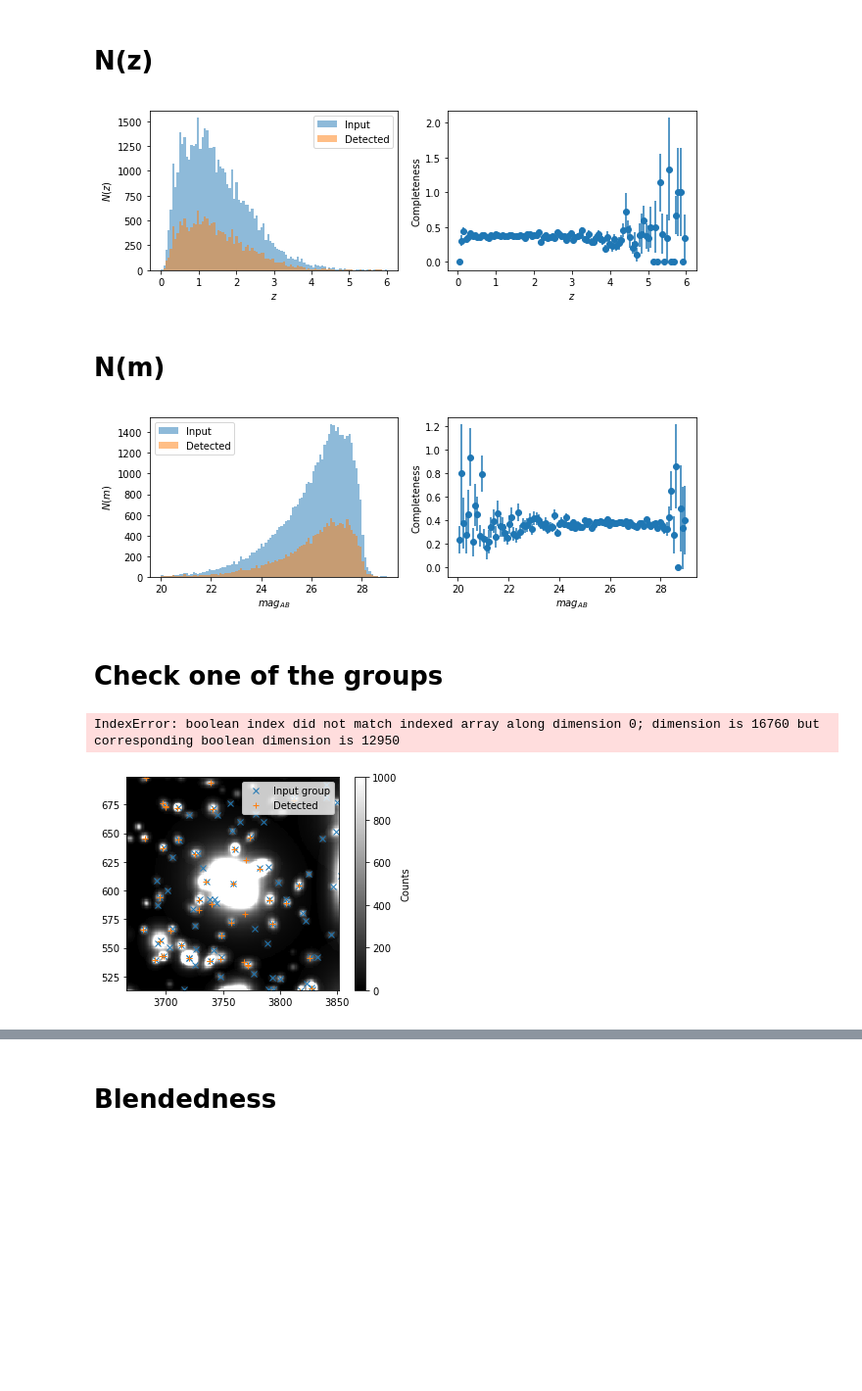
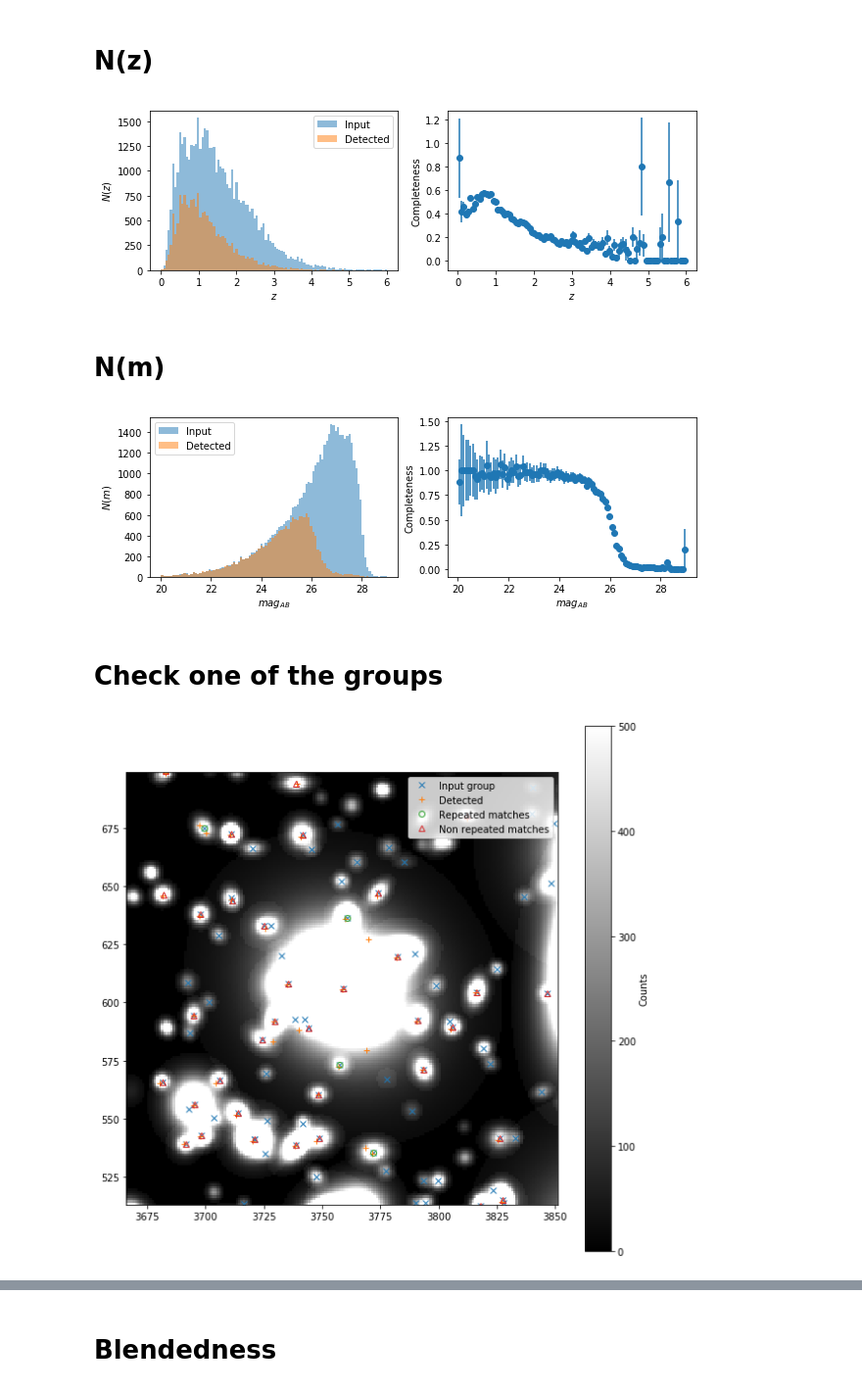
Before and after one commit to LSSTDESC/Blending_tutorial, a Jupyter notebook: Example_analysis.ipynb, the cells around one changed output, grey strips where cells are left out. Shown at 98% size. Saved outputs shown, nothing was run; the diff lists cells and outputs as text; code cells hidden in the pictures; blank space fills up the shorter version.

```diff
--- a/Example_analysis.ipynb
+++ b/Example_analysis.ipynb
@@ -69,22 +70,22 @@ dm_table
 | False .. False | 19005 | 6.28198451522 | 0.00198681714581 | 13140 | 0 | nan | nan | ... |
 | False .. False | 19006 | 6.28206762563 | 0.00198639697535 | 13160 | 0 | nan | nan | ... |
 | False .. False | 19007 | 6.28206086569 | 0.00198546890555 | 13160 | 0 | nan | nan | ... |
+# %%
+dm_table = dm_table[dm_table['deblend_nChild']==0] # Only fully deblended objects
 # %%
 wld_cat = descwl.output.Reader(os.path.join(btf_dir,'LSST_i_lite.fits')).results
 # %% [markdown]
 We employ a nearest neighbors approach using the centroids to match input and output
 # %%
 def match(catalog,truth,wld_cat):
-    from sklearn.neighbors import KDTree
     width,height = wld_cat.survey.image_width,wld_cat.survey.image_height
-    mask = catalog['deblend_nChild']==0
-    X = np.zeros((np.count_nonzero(mask),2))
-    X[:,0] = (catalog['base_SdssCentroid_x'][mask] - 0.5*width)*wld_cat.survey.pixel_scale
-    X[:,1] = (catalog['base_SdssCentroid_y'][mask] - 0.5*height)*wld_cat.survey.pixel_scale
+    X = np.zeros((len(catalog),2))
+    X[:,0] = catalog['base_SdssCentroid_x']
+    X[:,1] = catalog['base_SdssCentroid_y']
     X2 = np.zeros((truth.shape[0],2))
-    X2[:,0]=truth['dx']
-    X2[:,0]=truth['dy']
-    tree = KDTree(X2)
+    X2[:,0]=truth['dx']/wld_cat.survey.pixel_scale+0.5*width
+    X2[:,1]=truth['dy']/wld_cat.survey.pixel_scale+0.5*height
+    tree = KDTree(X2,metric='euclidean')
     #Let's try to match to nearest neighbor for now
     dist, ind = tree.query(X,k=1)
     return dist.flatten(),ind.flatten()
@@ -113,7 +112,7 @@ for i in range(0,2):
 ax[0].set_ylabel('$N(z)$')
 ax[1].set_ylabel('Completeness');
 # %% [output]
-[figure, old version]
+[figure, new version]
 # %% [markdown]
 # N(m)
 # %%
@@ -129,30 +128,34 @@ for i in range(0,2):
 ax[0].set_ylabel('$N(m)$')
 ax[1].set_ylabel('Completeness');
 # %% [output]
-[figure, old version]
+[figure, new version]
 # %% [markdown]
 # Check one of the groups
 # %%
+plt.figure(figsize=(10,10))
 big_group = np.unique(truth_table['grp_id'][np.argmax(truth_table['grp_size'])]) #Select the ID of the largest group
 padding=25
 xmin = int(truth_table['xmin'][truth_table['db_id']==big_group])-padding
 xmax = int(truth_table['xmax'][truth_table['db_id']==big_group])+padding
 ymin = int(truth_table['ymin'][truth_table['db_id']==big_group])-padding
 ymax = int(truth_table['ymax'][truth_table['db_id']==big_group])+padding
 # Show only the members of the group
 xt = truth_table['dx'][truth_table['grp_id']==big_group]/wld_cat.survey.pixel_scale+0.5*wld_cat.survey.image_width
 yt = truth_table['dy'][truth_table['grp_id']==big_group]/wld_cat.survey.pixel_scale+0.5*wld_cat.survey.image_height
-plt.imshow(truth_image[ymin:ymax,xmin:xmax],origin='lower',cmap='gray',vmax=1000,extent=[xmin,xmax,ymin,ymax])
+plt.imshow(truth_image[ymin:ymax,xmin:xmax],origin='lower',cmap='gray',vmax=500,extent=[xmin,xmax,ymin,ymax])
 plt.plot(xt,yt,'x',label='Input group')
-plt.plot(dm_table['base_SdssCentroid_x'],dm_table['base_SdssCentroid_y'],'+',label='Detected')
+mask = dm_table['deblend_nChild']==0
+plt.plot(dm_table['base_SdssCentroid_x'][mask],dm_table['base_SdssCentroid_y'][mask],'+',label='Detected')
 plt.xlim(xmin,xmax)
 plt.ylim(ymin,ymax)
+# Show repeated matches
+xtt = truth_table['dx'][unique_ind[ind_counts>1]]/wld_cat.survey.pixel_scale+0.5*wld_cat.survey.image_width
+ytt = truth_table['dy'][unique_ind[ind_counts>1]]/wld_cat.survey.pixel_scale+0.5*wld_cat.survey.image_height
+xttt = truth_table['dx'][unique_ind[ind_counts==1]]/wld_cat.survey.pixel_scale+0.5*wld_cat.survey.image_width
+yttt = truth_table['dy'][unique_ind[ind_counts==1]]/wld_cat.survey.pixel_scale+0.5*wld_cat.survey.image_height
+plt.plot(xtt,ytt,'o',fillstyle='none',label='Repeated matches')
+plt.plot(xttt,yttt,'^',fillstyle='none',label='Non repeated matches')
 plt.legend(loc='best')
 plt.colorbar(label='Counts');
-# Show repeated matches
-xtt = truth_table['dx'][ind[ind_counts>1]]
-ytt = truth_table['dy'][ind[ind_counts>1]]
-plt.plot(xtt,ytt,'x',label='Repeated matches')
 # %% [output]
-IndexError: boolean index did not match indexed array along dimension 0; dimension is 16760 but corresponding boolean dimension is 12950
-[figure, old version]
+[figure, new version]
```
Also changed, not shown: parts of 5 cells of this notebook.
